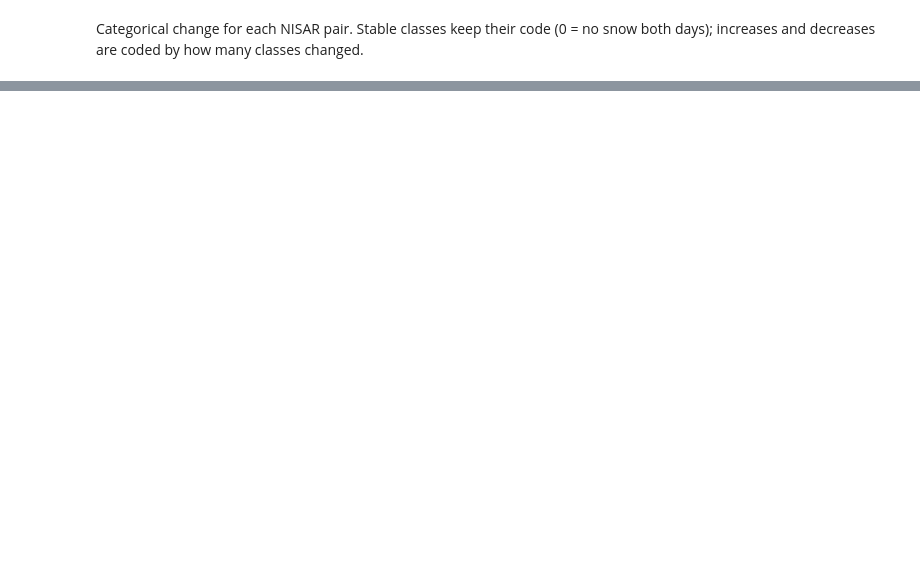
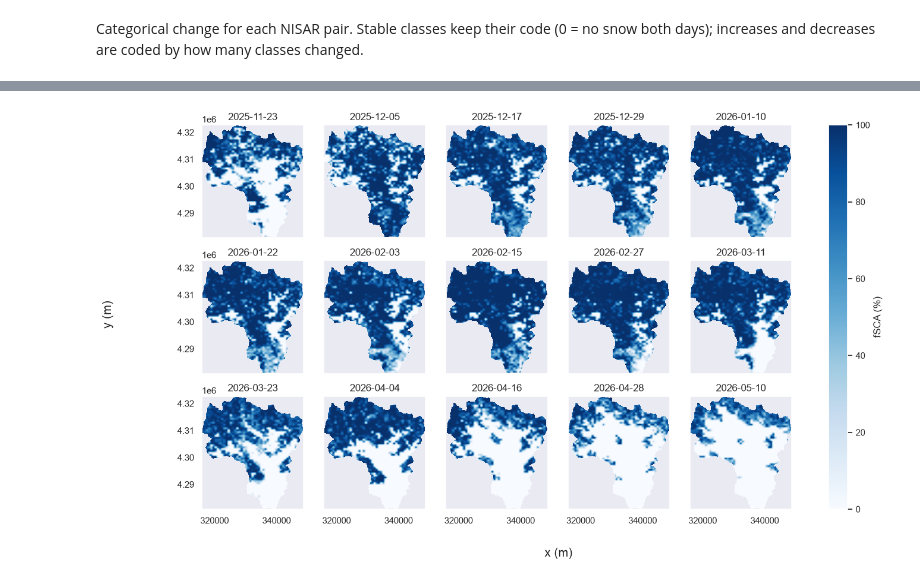
Before and after one commit to julober/nisar_snow_coherence, a Jupyter notebook: notebooks/5_fsca.ipynb, the cells around one changed output, grey strips where cells are left out. Saved outputs shown, nothing was run; the diff lists cells and outputs as text; code cells hidden in the pictures; blank space fills up the shorter version.

```diff
--- a/notebooks/5_fsca.ipynb
+++ b/notebooks/5_fsca.ipynb
@@ -154,0 +145,6 @@ plt.show()
+# %%
+elev_80m = nisar_80m['elevation'].load()
+fsca_80m = fsca.rio.reproject_match(elev_80m, resampling=Resampling.bilinear).where(elev_80m.notnull())
+plot_fsca(fsca_80m.sel(time=dates))
+# %% [output]
+[figure, added]
```
Also changed, not shown: parts of 27 cells of this notebook.
